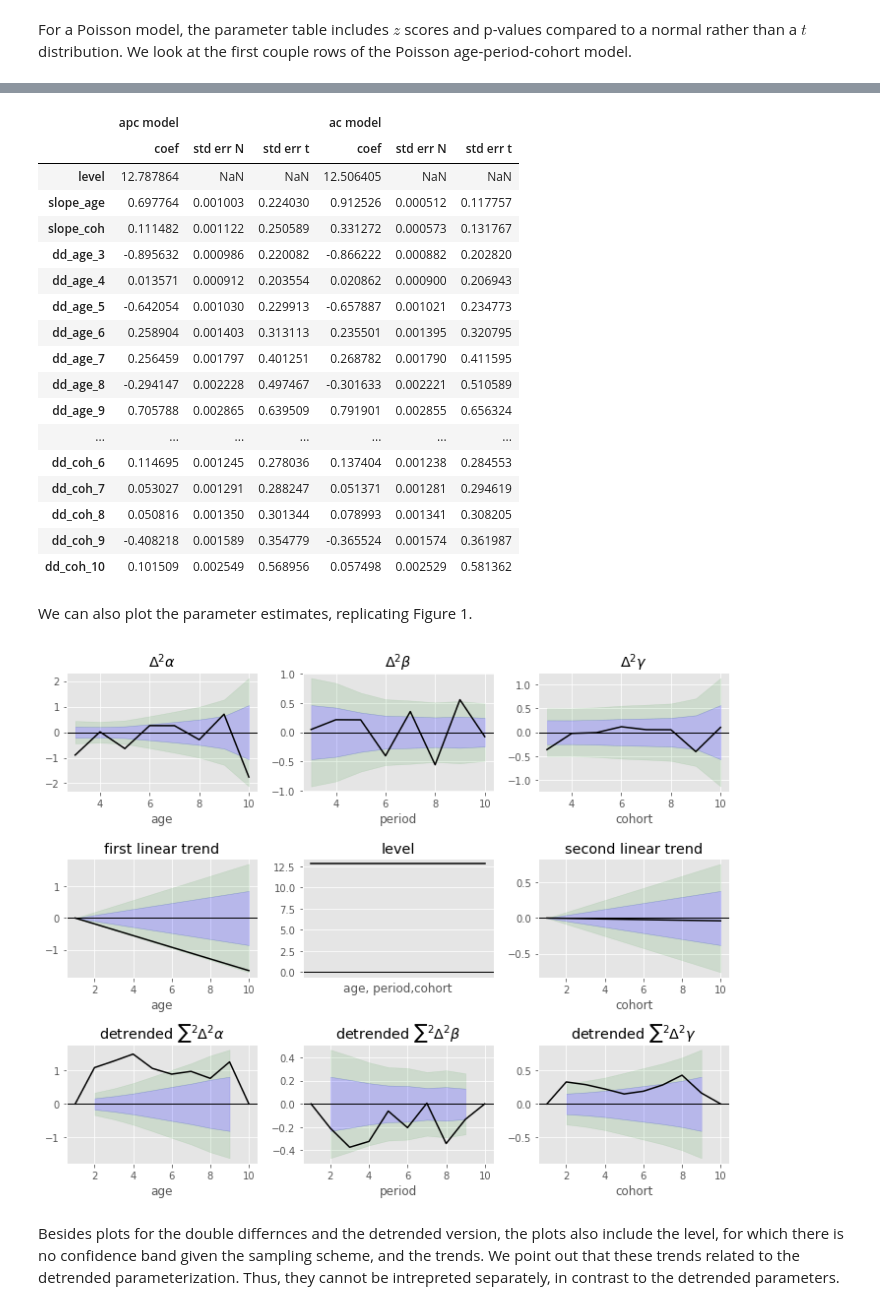
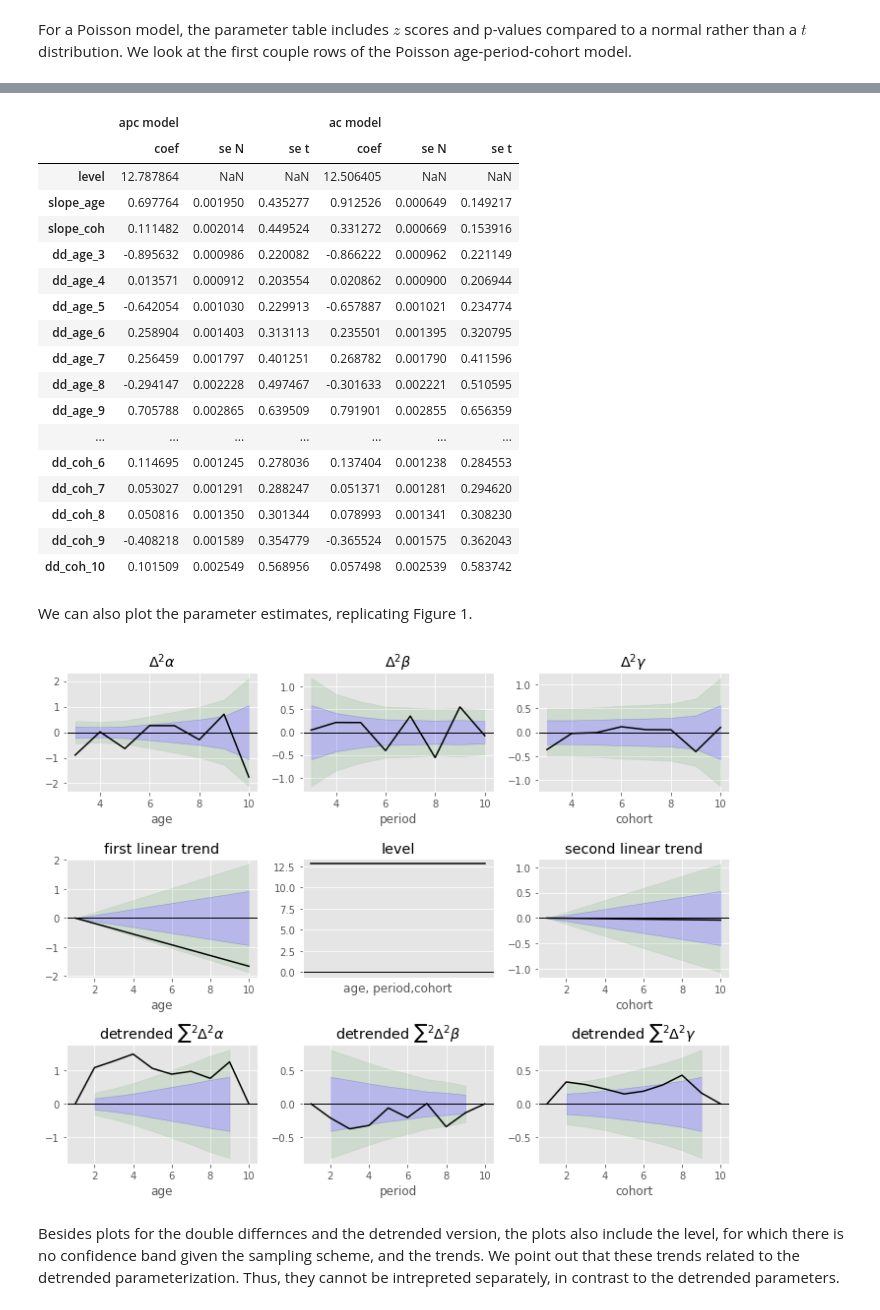
Before and after one commit to JonasHarnau/apc, a Jupyter notebook: apc/vignettes/vignette_over_dispersed_apc.ipynb, the cells around one changed output, grey strips where cells are left out. Cells and saved outputs as stored; diff of their text form; code cells hidden in the pictures.

```diff
--- a/apc/vignettes/vignette_over_dispersed_apc.ipynb
+++ b/apc/vignettes/vignette_over_dispersed_apc.ipynb
@@ -22,7 +22,7 @@ model.data_from_df(apc.data.pre_formatted.loss_TA(), data_format='CL')
 
 We first consider a deviance analysis. We start with an over-dispersed Poisson model with an age-period-cohort predictor and look for reductions.
 # %%
-model.fit_table('od_poisson_response', reference_predictor='APC')
+model.fit_table('od_poisson_response')
 model.deviance_table
 # %% [output]
 |  | deviance | df_resid | P>chi_sq | LR_vs_APC | df_vs_APC | F_vs_APC | P>F |
@@ -142,41 +144,41 @@ Then we can combine the resulting parameter tables. We recall that the parameter
 import pandas as pd
 pd.concat([
     pd.concat([
-        model.para_table['coef'],
-        model_apc_pois.para_table['std err'].rename('std err N'),
-        model.para_table['std err'].rename('std err t')
+        model.parameters['coef'],
+        model_apc_pois.parameters['std_err'].rename('se N'),
+        model.parameters['std_err'].rename('se t')
     ], axis=1),
     pd.concat([
-        model_ac.para_table['coef'],
-        model_ac_pois.para_table['std err'].rename('std err N'),
-        model_ac.para_table['std err'].rename('std err t')
+        model_ac.parameters['coef'],
+        model_ac_pois.parameters['std_err'].rename('se N'),
+        model_ac.parameters['std_err'].rename('se t')
     ], axis=1)
 ], axis=1, keys=['apc model', 'ac model'], sort=False)
 # %% [output]
 |  | apc model |  |  | ac model |  |  |
-|  | coef | std err N | std err t | coef | std err N | std err t |
+|  | coef | se N | se t | coef | se N | se t |
 | level | 12.787864 | NaN | NaN | 12.506405 | NaN | NaN |
-| slope_age | 0.697764 | 0.001003 | 0.224030 | 0.912526 | 0.000512 | 0.117757 |
-| slope_coh | 0.111482 | 0.001122 | 0.250589 | 0.331272 | 0.000573 | 0.131767 |
-| dd_age_3 | -0.895632 | 0.000986 | 0.220082 | -0.866222 | 0.000882 | 0.202820 |
-| dd_age_4 | 0.013571 | 0.000912 | 0.203554 | 0.020862 | 0.000900 | 0.206943 |
-| dd_age_5 | -0.642054 | 0.001030 | 0.229913 | -0.657887 | 0.001021 | 0.234773 |
+| slope_age | 0.697764 | 0.001950 | 0.435277 | 0.912526 | 0.000649 | 0.149217 |
+| slope_coh | 0.111482 | 0.002014 | 0.449524 | 0.331272 | 0.000669 | 0.153916 |
+| dd_age_3 | -0.895632 | 0.000986 | 0.220082 | -0.866222 | 0.000962 | 0.221149 |
+| dd_age_4 | 0.013571 | 0.000912 | 0.203554 | 0.020862 | 0.000900 | 0.206944 |
+| dd_age_5 | -0.642054 | 0.001030 | 0.229913 | -0.657887 | 0.001021 | 0.234774 |
 | dd_age_6 | 0.258904 | 0.001403 | 0.313113 | 0.235501 | 0.001395 | 0.320795 |
-| dd_age_7 | 0.256459 | 0.001797 | 0.401251 | 0.268782 | 0.001790 | 0.411595 |
-| dd_age_8 | -0.294147 | 0.002228 | 0.497467 | -0.301633 | 0.002221 | 0.510589 |
-| dd_age_9 | 0.705788 | 0.002865 | 0.639509 | 0.791901 | 0.002855 | 0.656324 |
+| dd_age_7 | 0.256459 | 0.001797 | 0.401251 | 0.268782 | 0.001790 | 0.411596 |
+| dd_age_8 | -0.294147 | 0.002228 | 0.497467 | -0.301633 | 0.002221 | 0.510595 |
+| dd_age_9 | 0.705788 | 0.002865 | 0.639509 | 0.791901 | 0.002855 | 0.656359 |
 | ... | ... | ... | ... | ... | ... | ... |
 | dd_coh_6 | 0.114695 | 0.001245 | 0.278036 | 0.137404 | 0.001238 | 0.284553 |
-| dd_coh_7 | 0.053027 | 0.001291 | 0.288247 | 0.051371 | 0.001281 | 0.294619 |
-| dd_coh_8 | 0.050816 | 0.001350 | 0.301344 | 0.078993 | 0.001341 | 0.308205 |
-| dd_coh_9 | -0.408218 | 0.001589 | 0.354779 | -0.365524 | 0.001574 | 0.361987 |
-| dd_coh_10 | 0.101509 | 0.002549 | 0.568956 | 0.057498 | 0.002529 | 0.581362 |
+| dd_coh_7 | 0.053027 | 0.001291 | 0.288247 | 0.051371 | 0.001281 | 0.294620 |
+| dd_coh_8 | 0.050816 | 0.001350 | 0.301344 | 0.078993 | 0.001341 | 0.308230 |
+| dd_coh_9 | -0.408218 | 0.001589 | 0.354779 | -0.365524 | 0.001575 | 0.362043 |
+| dd_coh_10 | 0.101509 | 0.002549 | 0.568956 | 0.057498 | 0.002539 | 0.583742 |
 # %% [markdown]
 We can also plot the parameter estimates, replicating Figure 1.
 # %%
-model.plot_fit(around_coef=False)
+model.plot_parameters(around_coef=False)
 # %% [output]
-[figure, old version]
+[figure, new version]
 # %% [markdown]
 Besides plots for the double differnces and the detrended version, the plots also include the level, for which there is no confidence band given the sampling scheme, and the trends. We point out that these trends related to the detrended parameterization. Thus, they cannot be intrepreted separately, in contrast to the detrended parameters.
 # %% [markdown]
```
Also changed, not shown: parts of 15 cells of this notebook.
